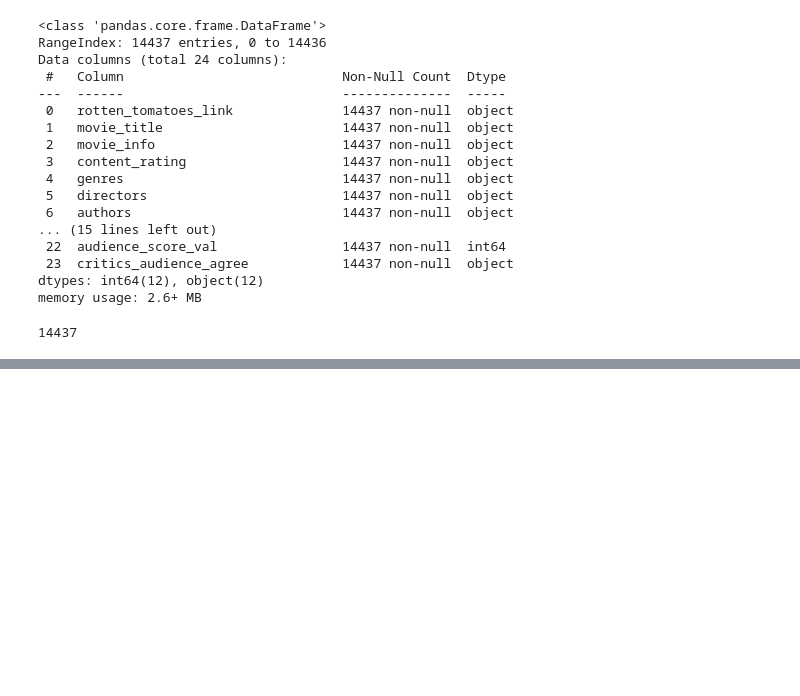
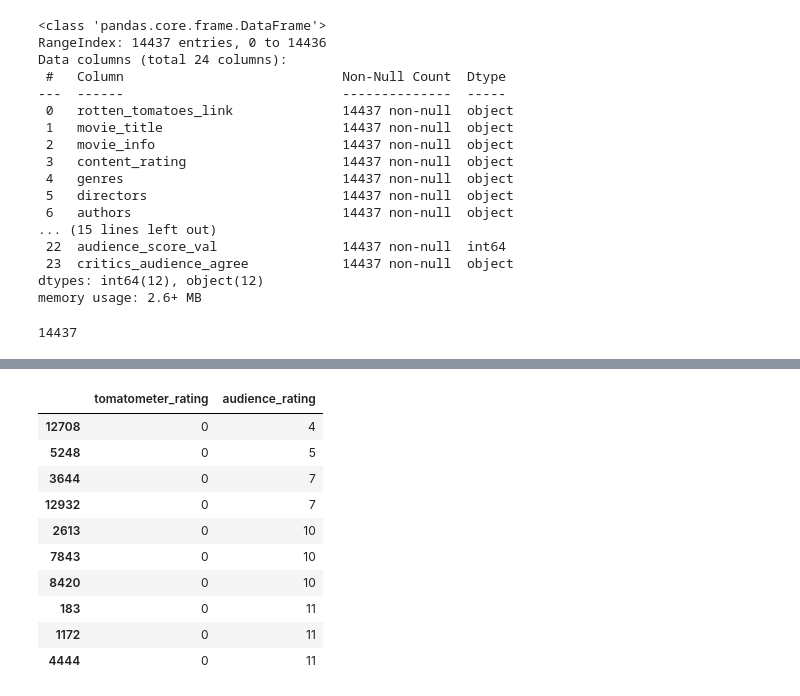
Before and after one commit to devinhughes/Rotten_tomatoes_project, a Jupyter notebook: Visualizations.ipynb, the cells around one changed output, grey strips where cells are left out. Drawn from its saved outputs; the diff is of its cells as text; code cells hidden in the pictures; blank space fills up the shorter version.

```diff
--- a/Visualizations.ipynb
+++ b/Visualizations.ipynb
@@ -241,0 +241,29 @@ plt.show()
+# %%
+#arrange df in descending order
+cols=moviedf.tomatometer_rating .tolist()
+cols.sort()
+
+sorted_df=moviedf.sort_values(by =['tomatometer_rating','audience_rating'], ascending=False)
+
+#get top movies
+top_movies= pd.DataFrame(sorted_df.head(10))
+top_movies_score=top_movies[["tomatometer_rating","audience_rating"]]
+top_movies_score
+
+
+#get bottom movies
+bottom_sorted_df=moviedf.sort_values(by =['tomatometer_rating','audience_rating'])
+bot_movies= pd.DataFrame(bottom_sorted_df.head(10))
+bot_movies_score=bot_movies[["tomatometer_rating","audience_rating"]]
+# %% [output]
+|  | tomatometer_rating | audience_rating |
+| 12708 | 0 | 4 |
+| 5248 | 0 | 5 |
+| 3644 | 0 | 7 |
+| 12932 | 0 | 7 |
+| 2613 | 0 | 10 |
+| 7843 | 0 | 10 |
+| 8420 | 0 | 10 |
+| 183 | 0 | 11 |
+| 1172 | 0 | 11 |
+| 4444 | 0 | 11 |
```
Also changed, not shown: parts of 5 cells of this notebook, 18 other files.
